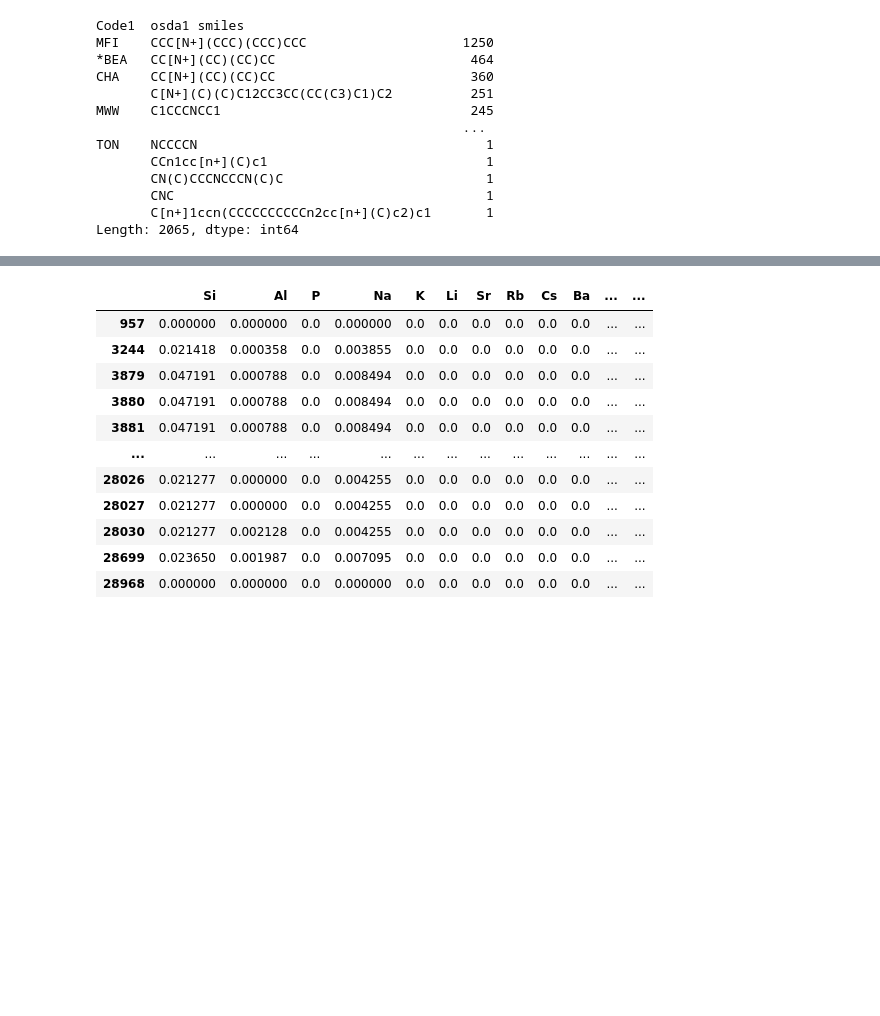
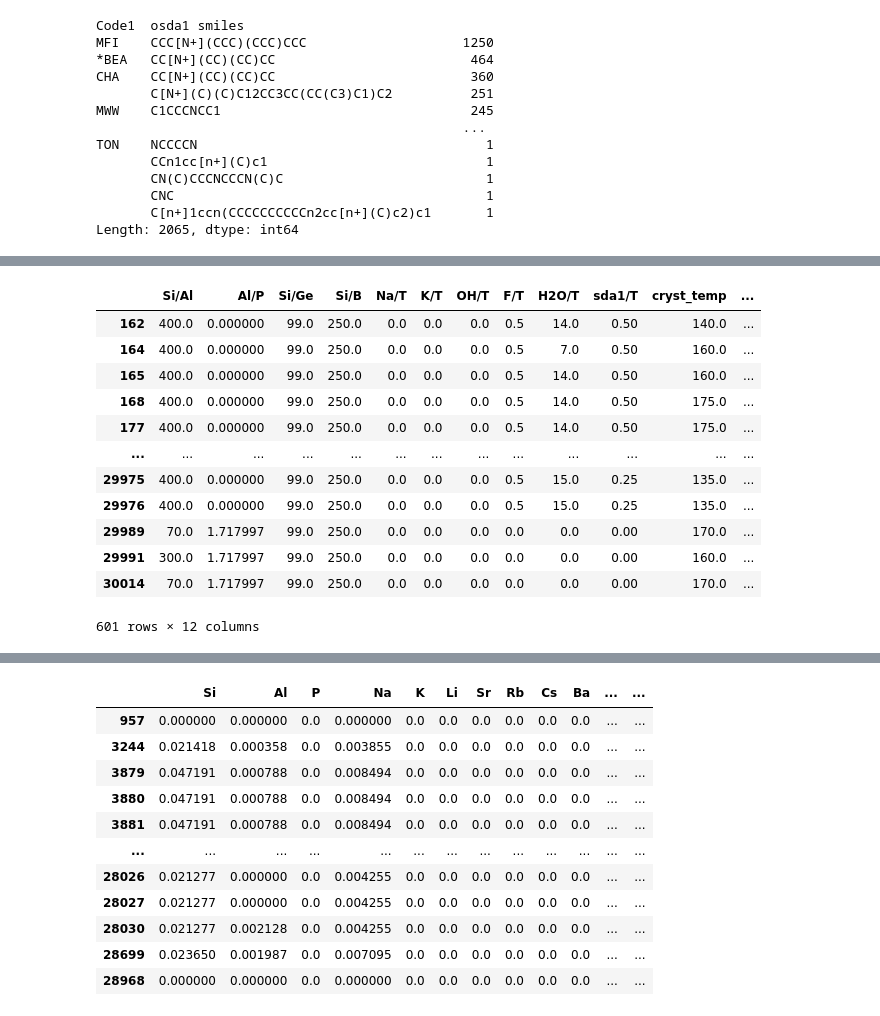
Before and after one commit to eltonpan/zeosyn_gen, a Jupyter notebook: data/process_zeosyn.ipynb, the cells around one changed output, grey strips where cells are left out. Cells and saved outputs as stored; diff of their text form; code cells hidden in the pictures; blank space fills up the shorter version.

```diff
--- a/data/process_zeosyn.ipynb
+++ b/data/process_zeosyn.ipynb
@@ -340,7 +342,7 @@ with open(f'scalers/zeo_feat_scaler.pkl', 'rb') as f: # load scaler
 # %% [markdown]
 # Feature names
 # %%
-frac_names, ratio_names, zeo_feat_names, osda_feat_names = gel_cols, list(ratios.keys()), zeo_cols, list(osda_cols.keys())
+frac_names, ratio_names, cond_names, zeo_feat_names, osda_feat_names = gel_cols, list(ratios.keys()), ['cryst_temp', 'cryst_time'], zeo_cols, list(osda_cols.keys())
 # %% [markdown]
 # Create ZeoSynGen dataset
 # %%
@@ -426,3 +428,7 @@ TON    NCCCCN                                     1
        CNC                                        1
        C[n+]1ccn(CCCCCCCCCCn2cc[n+](C)c2)c1       1
 Length: 2065, dtype: int64
+# %%
+
+colsss = ratio_names+cond_names
+df[df['Code1'] == 'MTW'][[x+'_qt' for x in colsss]]
@@ -428,0 +449,16 @@ Length: 2065, dtype: int64
+# %%
+df[df['Code1'] == 'MTW'][colsss]
+# %% [output]
+|  | Si/Al | Al/P | Si/Ge | Si/B | Na/T | K/T | OH/T | F/T | H2O/T | sda1/T | cryst_temp | ... |
+| 162 | 400.0 | 0.000000 | 99.0 | 250.0 | 0.0 | 0.0 | 0.0 | 0.5 | 14.0 | 0.50 | 140.0 | ... |
+| 164 | 400.0 | 0.000000 | 99.0 | 250.0 | 0.0 | 0.0 | 0.0 | 0.5 | 7.0 | 0.50 | 160.0 | ... |
+| 165 | 400.0 | 0.000000 | 99.0 | 250.0 | 0.0 | 0.0 | 0.0 | 0.5 | 14.0 | 0.50 | 160.0 | ... |
+| 168 | 400.0 | 0.000000 | 99.0 | 250.0 | 0.0 | 0.0 | 0.0 | 0.5 | 14.0 | 0.50 | 175.0 | ... |
+| 177 | 400.0 | 0.000000 | 99.0 | 250.0 | 0.0 | 0.0 | 0.0 | 0.5 | 14.0 | 0.50 | 175.0 | ... |
+| ... | ... | ... | ... | ... | ... | ... | ... | ... | ... | ... | ... | ... |
+| 29975 | 400.0 | 0.000000 | 99.0 | 250.0 | 0.0 | 0.0 | 0.0 | 0.5 | 15.0 | 0.25 | 135.0 | ... |
+| 29976 | 400.0 | 0.000000 | 99.0 | 250.0 | 0.0 | 0.0 | 0.0 | 0.5 | 15.0 | 0.25 | 135.0 | ... |
+| 29989 | 70.0 | 1.717997 | 99.0 | 250.0 | 0.0 | 0.0 | 0.0 | 0.0 | 0.0 | 0.00 | 170.0 | ... |
+| 29991 | 300.0 | 1.717997 | 99.0 | 250.0 | 0.0 | 0.0 | 0.0 | 0.0 | 0.0 | 0.00 | 160.0 | ... |
+| 30014 | 70.0 | 1.717997 | 99.0 | 250.0 | 0.0 | 0.0 | 0.0 | 0.0 | 0.0 | 0.00 | 170.0 | ... |
+601 rows × 12 columns
```
Also changed, not shown: parts of 7 cells of this notebook, 6 other files.
